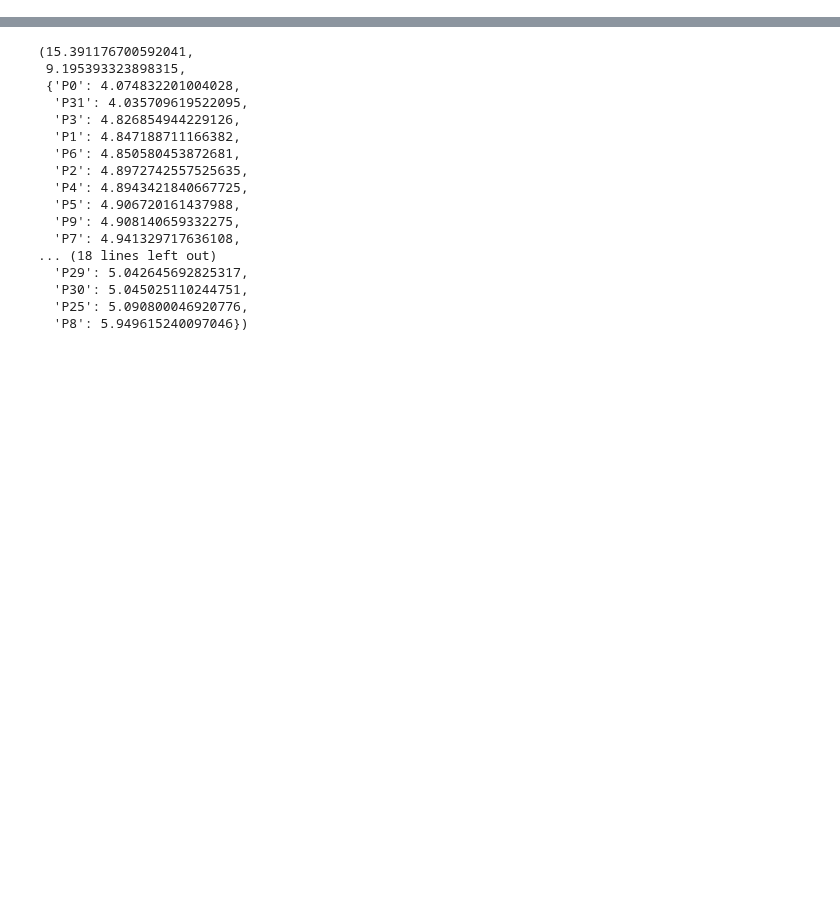
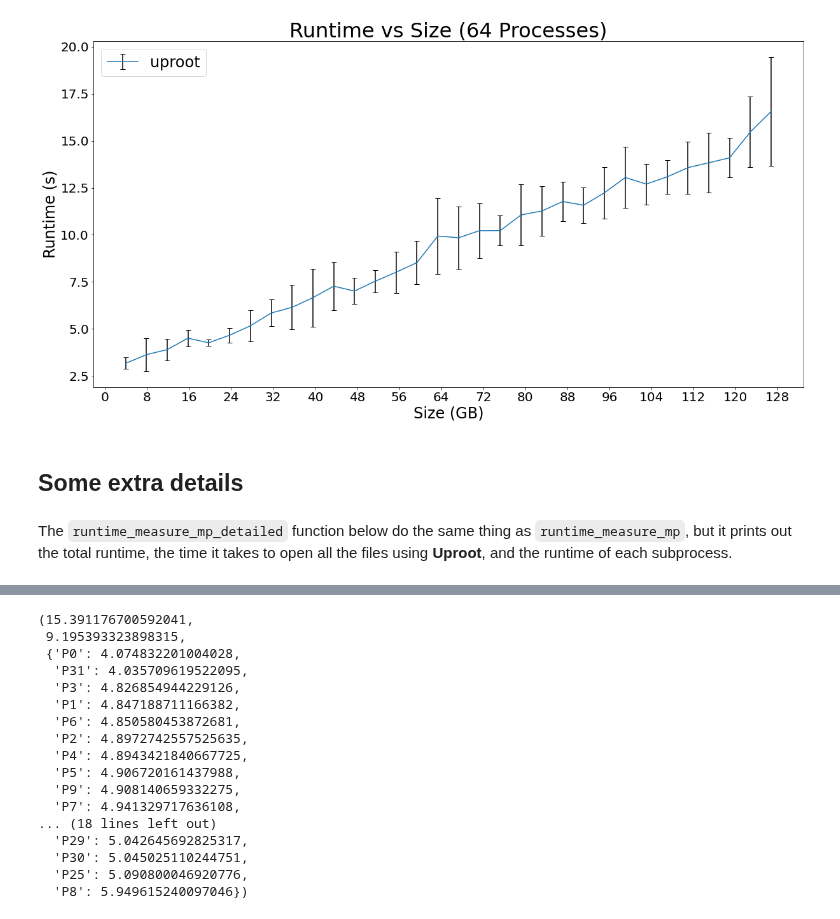
Before and after one commit to bucket420/DOE-INFN-2022, a Jupyter notebook: runtime_measurement_uproot.ipynb, the cells around one changed output, grey strips where cells are left out. Drawn from its saved outputs; the diff is of its cells as text; code cells hidden in the pictures; blank space fills up the shorter version.

```diff
--- a/runtime_measurement_uproot.ipynb
+++ b/runtime_measurement_uproot.ipynb
@@ -105,3 +223,18 @@ def runtime_vs_variable(path, target_dir, measure_function, variable, step, n_lo
+# %%
+plot(path,
+     'Runtime vs Size (64 Processes)',
+     'Size (GB)',
+     'Runtime (s)',
+     "runtime_tests_uproot/128_files/wn-gpu-8-3-22/runtime_vs_size_mp_64_128_4_20.csv",
+     "uproot",
+     plot_type="errorbars"
+    )
+# %% [output]
+[figure, added]
+# %% [markdown]
+## Some extra details
+# %% [markdown]
+The `runtime_measure_mp_detailed` function below do the same thing as `runtime_measure_mp`, but it prints out the total runtime, the time it takes to open all the files using **Uproot**, and the runtime of each subprocess.
 # %%
 def partition_files(path, n_files, n_processes):
     filenames = sorted(os.listdir(path))
```
Also changed, not shown: parts of 30 cells of this notebook, 3 other files.
